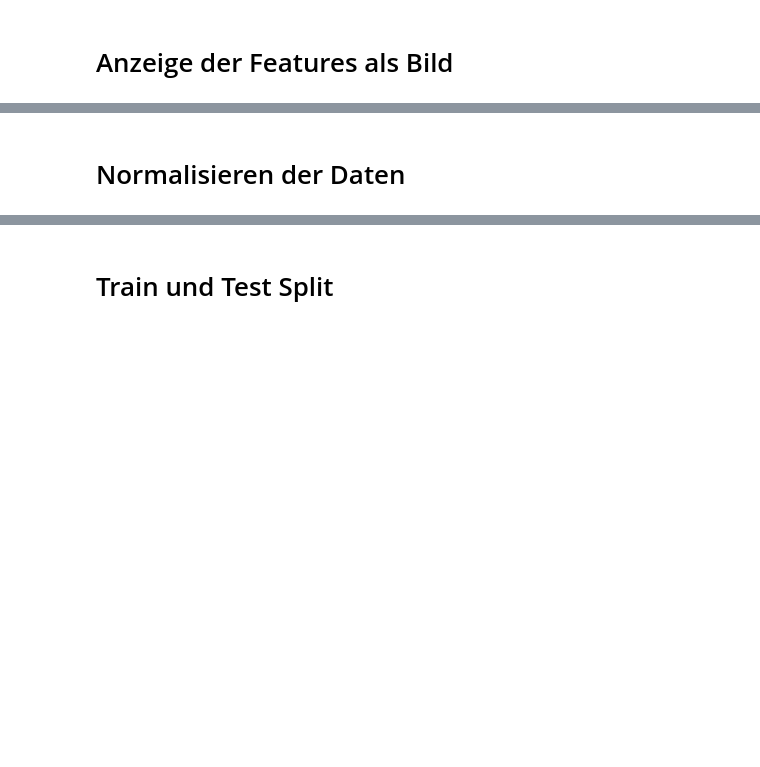
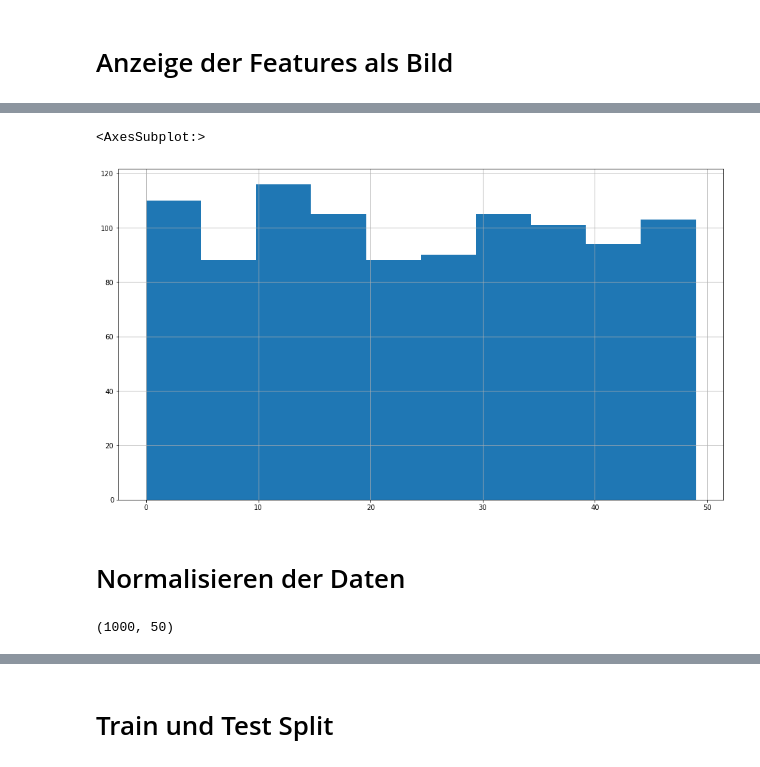
Before and after one commit to ditomax/mlwifianwender, a Jupyter notebook: 06 Anwendungsbeispiel Importing audio data plus classification.ipynb, the cells around one changed output, grey strips where cells are left out. Cells and saved outputs as stored; diff of their text form; code cells hidden in the pictures; blank space fills up the shorter version.

```diff
--- a/06 Anwendungsbeispiel Importing audio data plus classification.ipynb
+++ b/06 Anwendungsbeispiel Importing audio data plus classification.ipynb
@@ -311,3 +386,8 @@ plt.colorbar()
+# %%
+pd.DataFrame(y_data)[0].hist()
+# %% [output]
+<AxesSubplot:>
+[figure, added]
 # %% [markdown]
 # Normalisieren der Daten
 # %%
@@ -327,0 +408,4 @@ y_data = to_categorical(y_data, classes )
+# %%
+y_data_onehot.shape
+# %% [output]
+(1000, 50)
```
Also changed, not shown: parts of 33 cells of this notebook, 15 other files.
